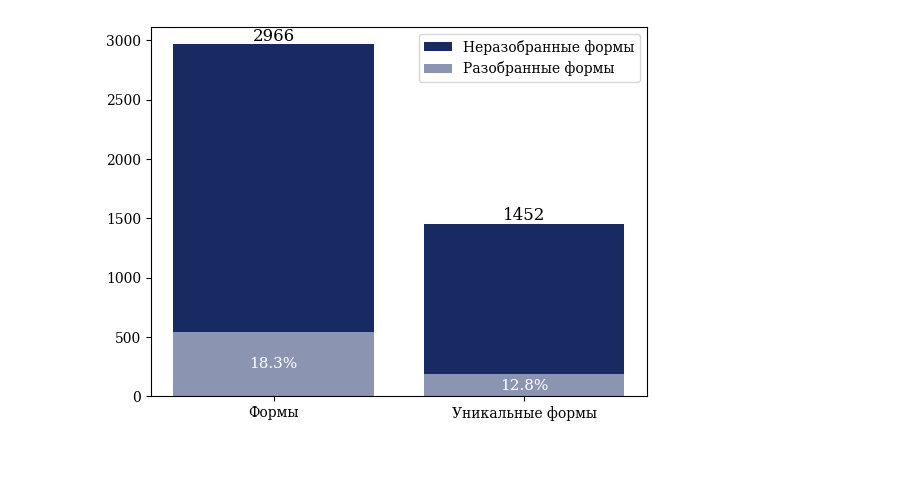
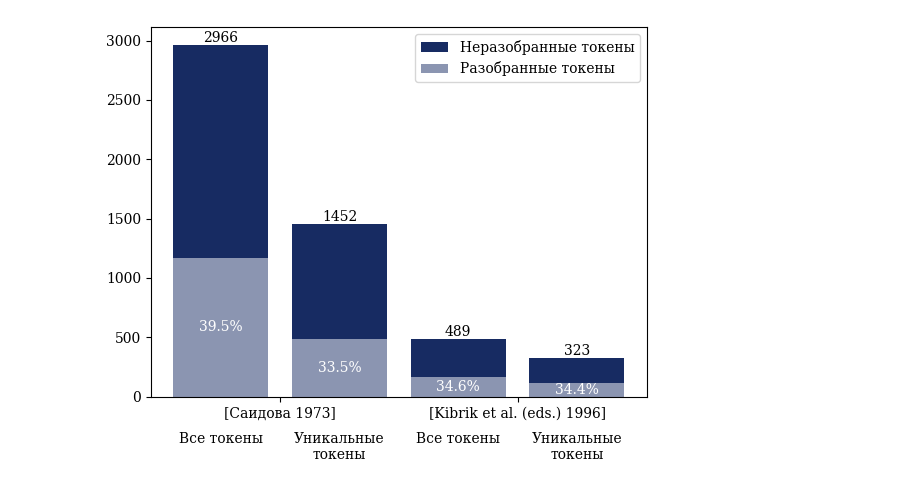
Before and after one commit to channrlotte/godoberi_transducer, a Jupyter notebook: evaluation.ipynb, the cells around one changed output. Cells and saved outputs as stored; diff of their text form; code cells hidden in the pictures; blank space fills up the shorter version.

```diff
--- a/evaluation.ipynb
+++ b/evaluation.ipynb
@@ -63,4 +80,16 @@ coverage = []
+# %%
+tokens_saidova = []
+coverage_saidova = []
+tokens_kibrik = []
+coverage_kibrik = []
 # %%
 with open("texts_saidova.txt", "rt", encoding="utf-8") as f:
-    for form in f.readlines():
-        forms.append(form.strip())
+    for line in f.readlines():
+        tokens_saidova.append(line.strip())
+
+with open("text1_kibrik.csv", "rt", encoding="utf-8") as f:
+    for line in csv.reader(f):
+        if line[2] == "cyrillic":
+            continue
+
+        tokens_kibrik.append(line[2].replace("=", "").replace("-", ""))
@@ -89,35 +101,47 @@ for form in forms:
 # %%
-labels = ["Формы", "Уникальные формы"]
+x = np.arange(4)
 
-covered = [len(coverage), len(set(coverage))]
-totals = [len(forms), len(set(forms))]
+covered = [len(coverage_saidova), len(set(coverage_saidova)), len(coverage_kibrik), len(set(coverage_kibrik))]
+totals = [len(tokens_saidova), len(set(tokens_saidova)), len(tokens_kibrik), len(set(tokens_kibrik))]
 
-plt.bar(labels, totals, label="Неразобранные формы", color=base_color)
-plt.bar(labels, covered, label="Разобранные формы", color=lighten_color(base_color))
+plt.bar(x, totals, label="Неразобранные токены", color=base_color)
+plt.bar(x, covered, label="Разобранные токены", color=lighten_color(base_color))
 
 for i, total in enumerate(totals):
     covered_pct = covered[i] / total * 100
 
     plt.text(
         i,
         covered[i] / 2,
         f"{covered_pct:.1f}%",
         ha="center",
         va="center",
         color="white",
-        fontsize=11
+        fontsize=10
     )
 
     plt.text(
         i,
         total,
         f"{total}",
         ha="center",
         va="bottom",
-        fontsize=12
+        fontsize=10
+    )
+
+plt.xticks([0.5, 2.5], ["[Саидова 1973]", "[Kibrik et al. (eds.) 1996]"])
+
+for i, sublabel in enumerate(["Все токены", "Уникальные\nтокены", "Все токены", "Уникальные\nтокены"]):
+    plt.text(
+        x[i],
+        -max(totals) * 0.1,
+        sublabel,
+        ha="center",
+        va="top",
+        fontsize=10
     )
 
 plt.legend()
 plt.show()
 # %% [output]
-[figure, old version]
+[figure, new version]
```
Also changed, not shown: parts of 17 cells of this notebook.
